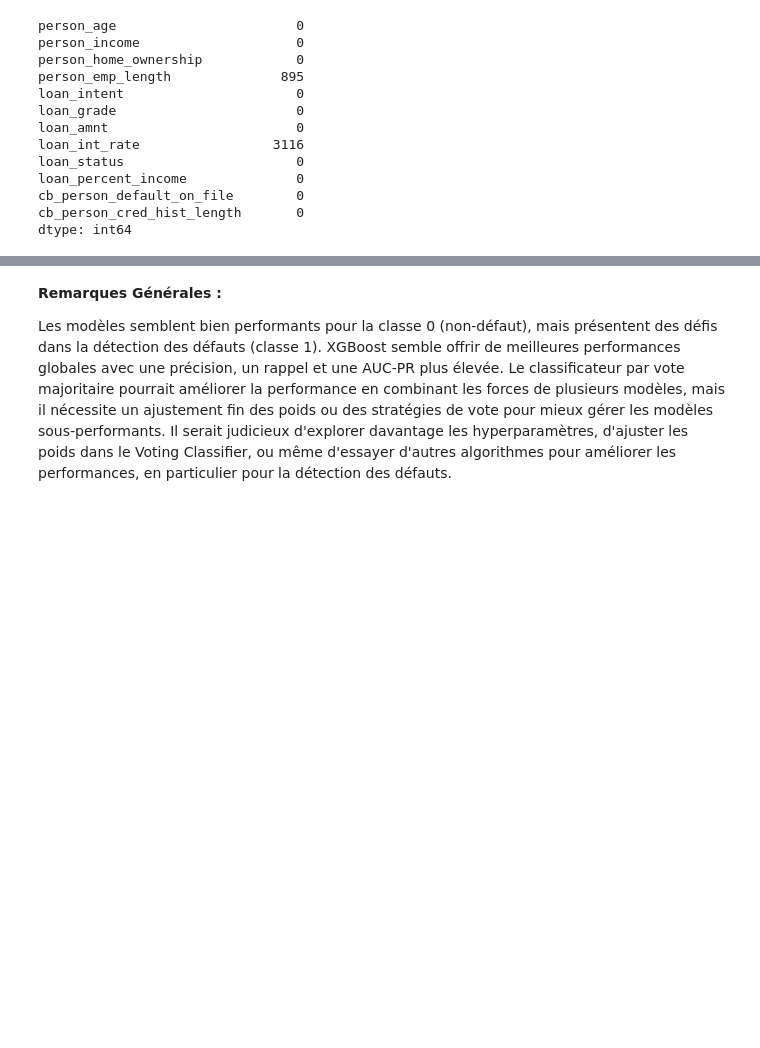
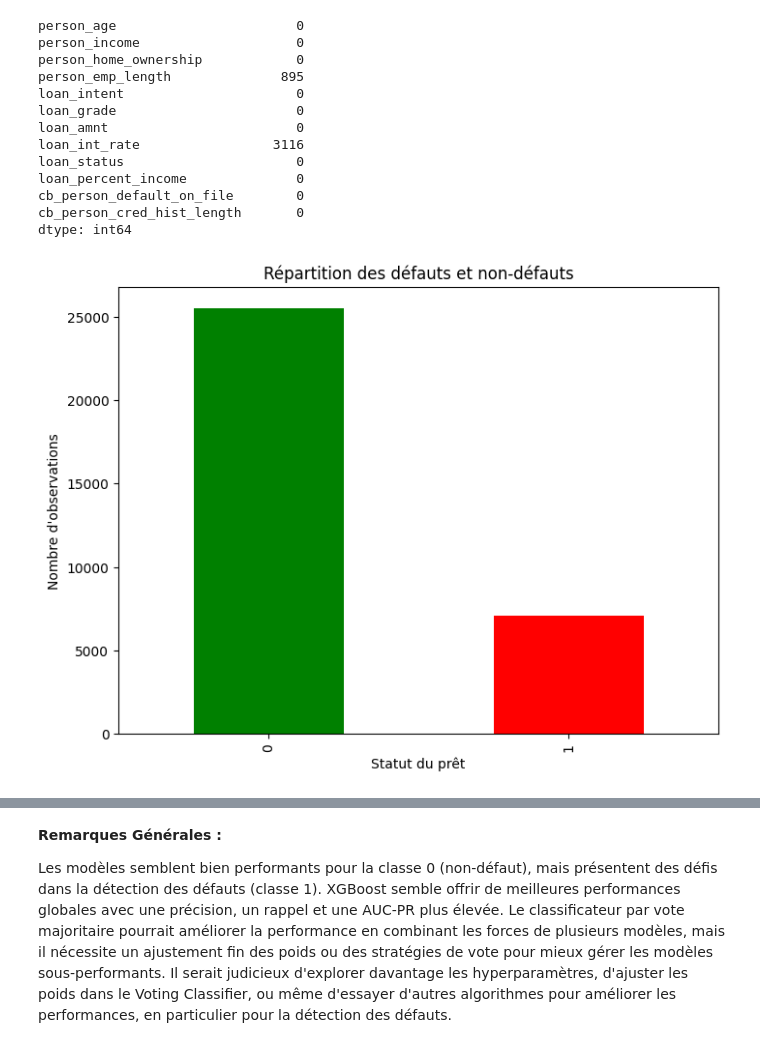
Before and after one commit to StephaneWamba/Machine-Learning-Finance, a Jupyter notebook: Prediction_du_risque_de_credit.ipynb, the cells around one changed output, grey strips where cells are left out. Drawn from its saved outputs; the diff is of its cells as text; code cells hidden in the pictures; blank space fills up the shorter version.

```diff
--- a/Prediction_du_risque_de_credit.ipynb
+++ b/Prediction_du_risque_de_credit.ipynb
@@ -97,9 +97,10 @@ dtype: int64
 # %%
 # Visualisation de la répartition des défauts et non-défauts
 plt.figure(figsize=(8, 6))
 df['loan_status'].value_counts().plot(kind='bar', color=['green', 'red'])
 plt.title('Répartition des défauts et non-défauts')
 plt.xlabel('Statut du prêt')
 plt.ylabel('Nombre d\'observations')
-plt.xticks(rotation=0, labels=['Non-défaut', 'Défaut'])
 plt.show()
+# %% [output]
+[figure, added]
```
Also changed, not shown: parts of 7 cells of this notebook.
